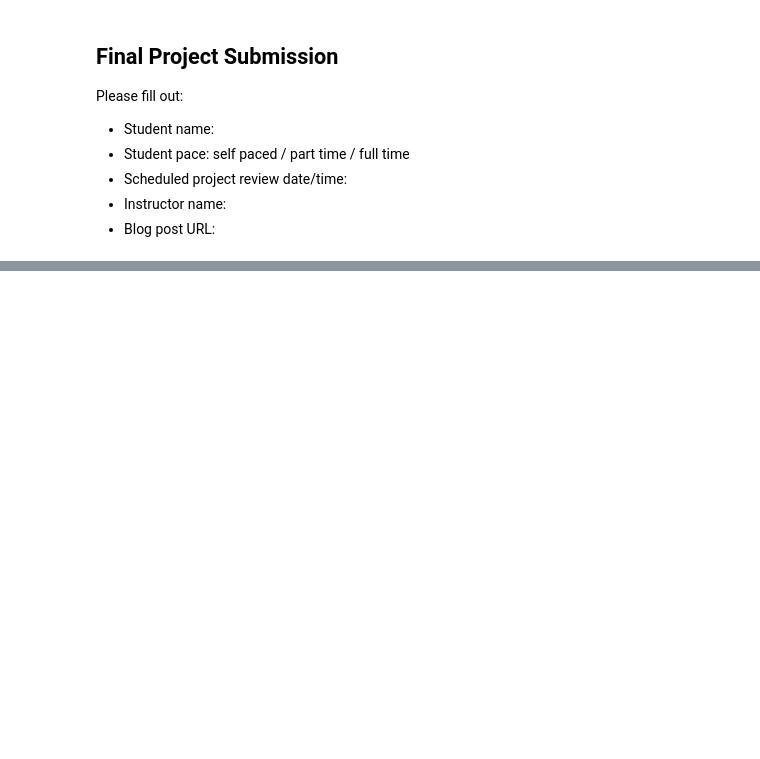
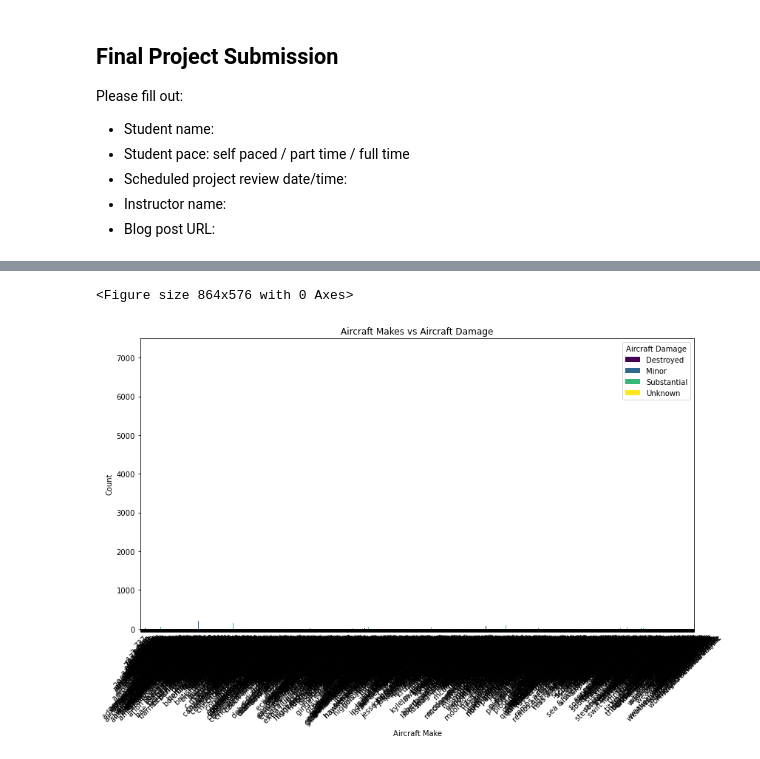
Before and after one commit to Tatianaceline/dsc-phase-1-project-v3, a Jupyter notebook: Tatiana Celine Phase 1 Project.ipynb, the cells around one changed output, grey strips where cells are left out. Cells and saved outputs as stored; diff of their text form; code cells hidden in the pictures; blank space fills up the shorter version.

```diff
--- a/Tatiana Celine Phase 1 Project.ipynb
+++ b/Tatiana Celine Phase 1 Project.ipynb
@@ -383,0 +590,17 @@ plt.show()
+# %%
+# Grouping by 'Make' and 'Aircraft.damage' and counting occurrences
+make_damage_counts = df.groupby(['Make', 'Aircraft.damage']).size().unstack()
+
+# Plotting bar graph
+plt.figure(figsize=(12, 8))
+make_damage_counts.plot(kind='bar', width=0.8, figsize=(12,8), colormap='viridis')
+plt.title('Aircraft Makes vs Aircraft Damage')
+plt.xlabel('Aircraft Make')
+plt.ylabel('Count')
+plt.xticks(rotation=45)
+plt.legend(title='Aircraft Damage', loc='upper right')
+plt.tight_layout()
+plt.show()
+# %% [output]
+<Figure size 864x576 with 0 Axes>
+[figure, added]
```
Also changed, not shown: parts of 107 cells of this notebook.
